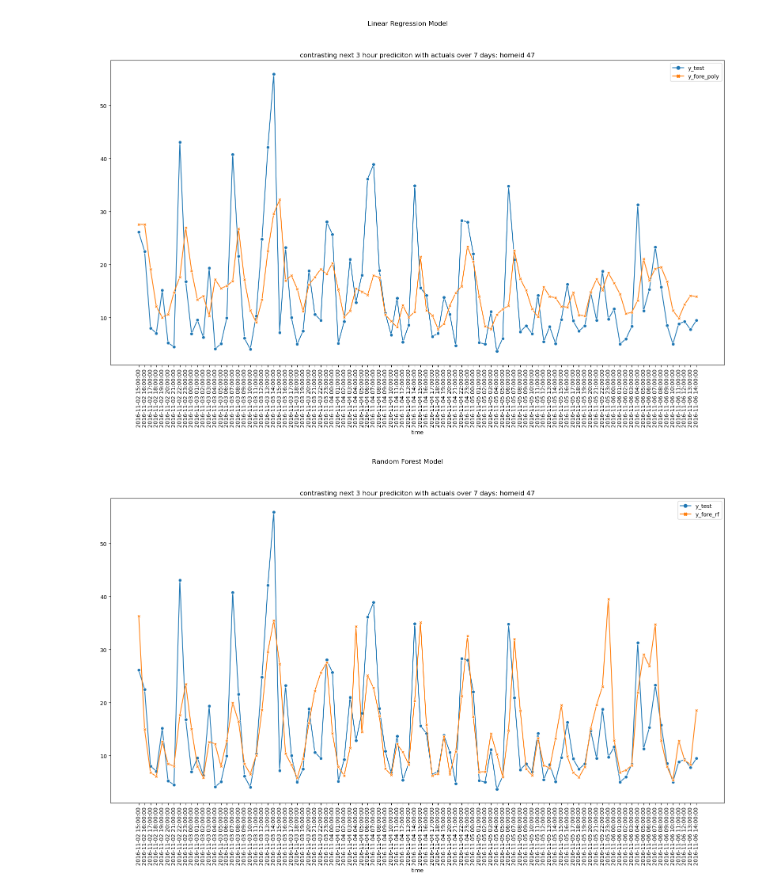
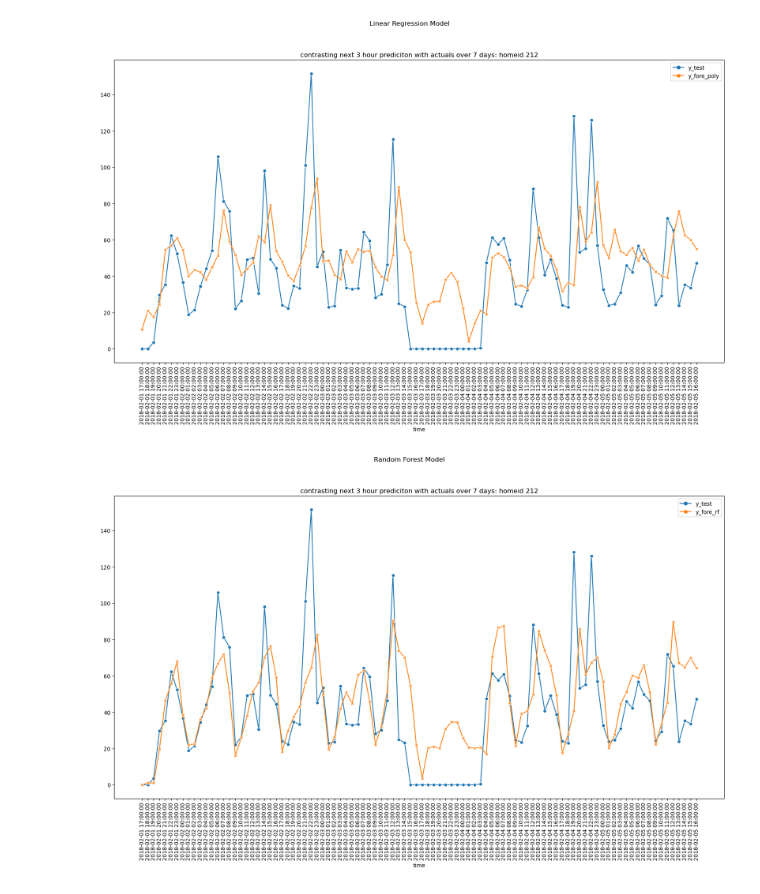
Before and after one commit to baz263/Ideal_dataset, a Jupyter notebook: coding/EDA/DF_builder_01_3h.ipynb, the cells around one changed output. Saved outputs shown, nothing was run; the diff lists cells and outputs as text; code cells hidden in the pictures.

```diff
--- a/coding/EDA/DF_builder_01_3h.ipynb
+++ b/coding/EDA/DF_builder_01_3h.ipynb
@@ -248,4 +309,4 @@ ______________
 # %%
-forecast(47)
+forecast(212)
 # %% [output]
 Support Vector Regression
@@ -273,2 +334,2 @@ ______________
-[figure, old version]
+[figure, new version]
-[figure, old version]
+[figure, new version]
```
Also changed, not shown: parts of 7 cells of this notebook, 11 other files.
